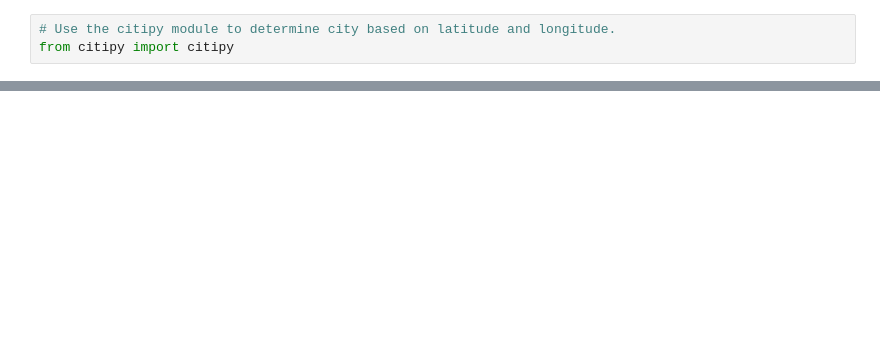
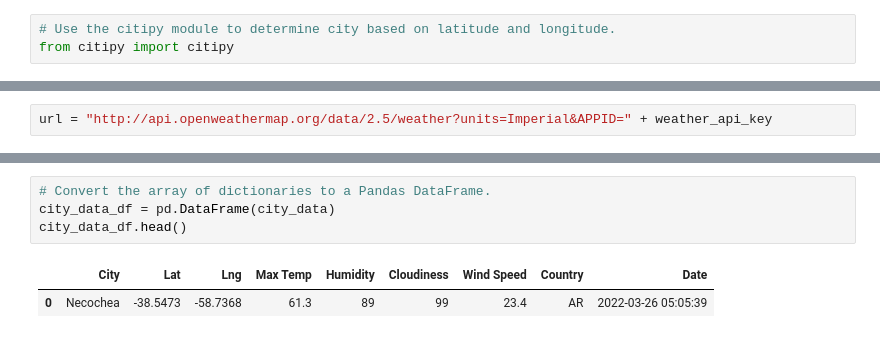
Before and after one commit to ussyed11/World_Weather_Analysis, a Jupyter notebook: WeatherPy.ipynb, the cells around one changed output, grey strips where cells are left out. Drawn from its saved outputs; the diff is of its cells as text; blank space fills up the shorter version.

```diff
--- a/WeatherPy.ipynb
+++ b/WeatherPy.ipynb
@@ -51,0 +61,2 @@ len(cities)
+# %%
+url = "http://api.openweathermap.org/data/2.5/weather?units=Imperial&APPID=" + weather_api_key
@@ -51,0 +142,7 @@ len(cities)
+# %%
+# Convert the array of dictionaries to a Pandas DataFrame.
+city_data_df = pd.DataFrame(city_data)
+city_data_df.head()
+# %% [output]
+|  | City | Lat | Lng | Max Temp | Humidity | Cloudiness | Wind Speed | Country | Date |
+| 0 | Necochea | -38.5473 | -58.7368 | 61.3 | 89 | 99 | 23.4 | AR | 2022-03-26 05:05:39 |
```
Also changed, not shown: parts of 6 cells of this notebook, 4 other files.
